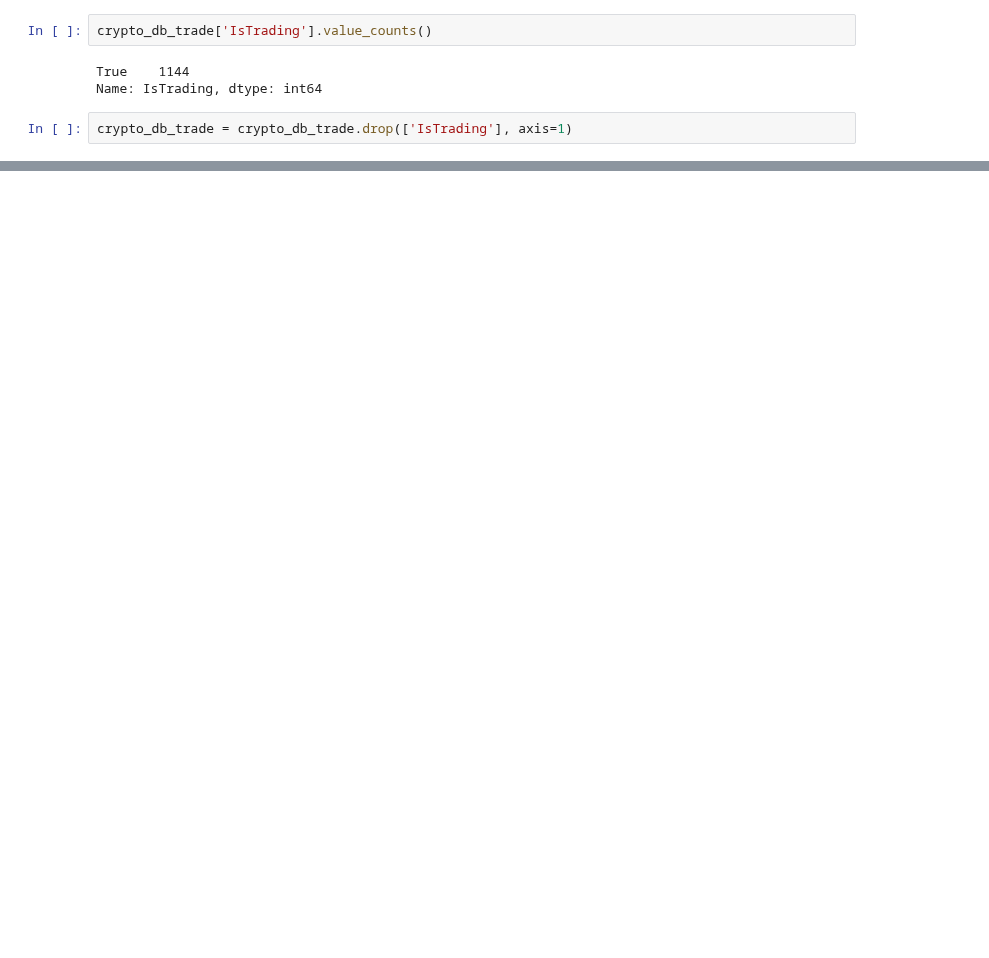
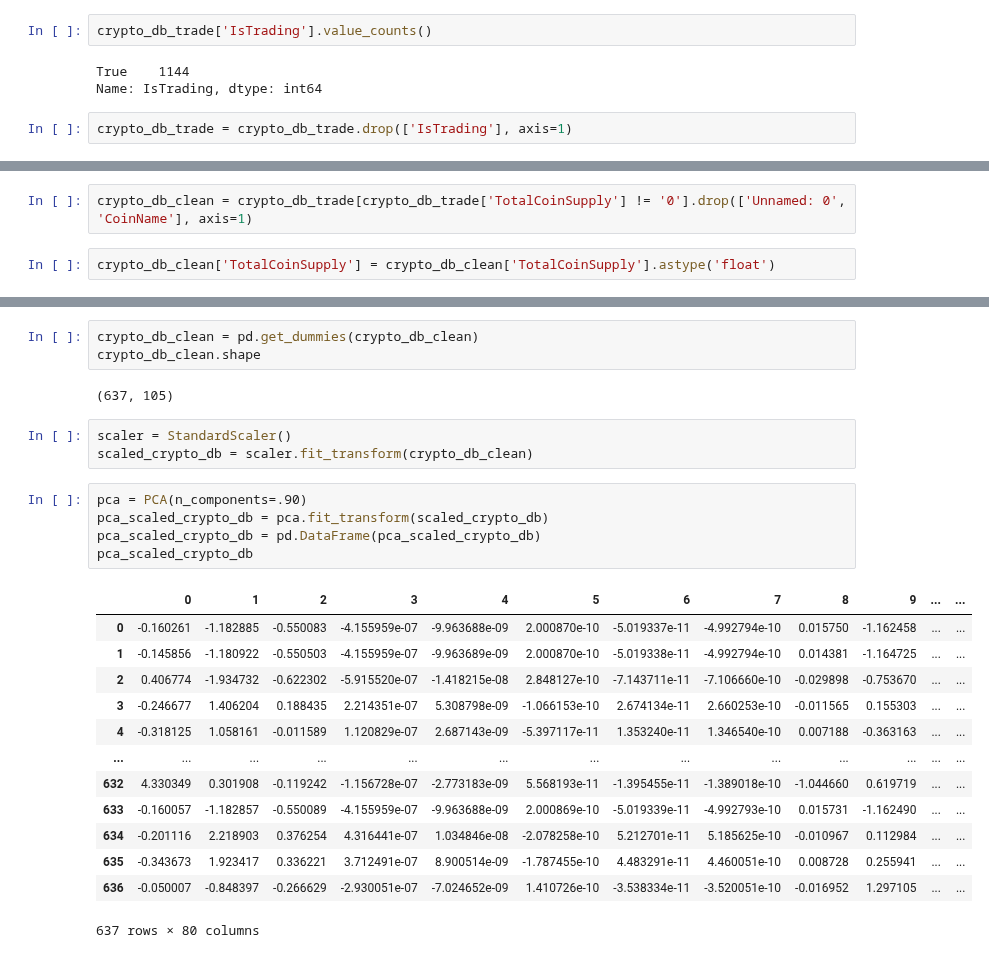
Before and after one commit to pkorat/usl-challenge, a Jupyter notebook: crypto.ipynb, the cells around one changed output, grey strips where cells are left out. Drawn from its saved outputs; the diff is of its cells as text; blank space fills up the shorter version.

```diff
--- a/crypto.ipynb
+++ b/crypto.ipynb
@@ -54,0 +37,4 @@ crypto_db_trade
+# %%
+crypto_db_clean = crypto_db_trade[crypto_db_trade['TotalCoinSupply'] != '0'].drop(['Unnamed: 0', 'CoinName'], axis=1)
+# %%
+crypto_db_clean['TotalCoinSupply'] = crypto_db_clean['TotalCoinSupply'].astype('float')
@@ -54,0 +84,27 @@ crypto_db_trade
+# %%
+crypto_db_clean = pd.get_dummies(crypto_db_clean)
+crypto_db_clean.shape
+# %% [output]
+(637, 105)
+# %%
+scaler = StandardScaler()
+scaled_crypto_db = scaler.fit_transform(crypto_db_clean)
+# %%
+pca = PCA(n_components=.90)
+pca_scaled_crypto_db = pca.fit_transform(scaled_crypto_db)
+pca_scaled_crypto_db = pd.DataFrame(pca_scaled_crypto_db)
+pca_scaled_crypto_db
+# %% [output]
+|  | 0 | 1 | 2 | 3 | 4 | 5 | 6 | 7 | 8 | 9 | ... | ... |
+| 0 | -0.160261 | -1.182885 | -0.550083 | -4.155959e-07 | -9.963688e-09 | 2.000870e-10 | -5.019337e-11 | -4.992794e-10 | 0.015750 | -1.162458 | ... | ... |
+| 1 | -0.145856 | -1.180922 | -0.550503 | -4.155959e-07 | -9.963689e-09 | 2.000870e-10 | -5.019338e-11 | -4.992794e-10 | 0.014381 | -1.164725 | ... | ... |
+| 2 | 0.406774 | -1.934732 | -0.622302 | -5.915520e-07 | -1.418215e-08 | 2.848127e-10 | -7.143711e-11 | -7.106660e-10 | -0.029898 | -0.753670 | ... | ... |
+| 3 | -0.246677 | 1.406204 | 0.188435 | 2.214351e-07 | 5.308798e-09 | -1.066153e-10 | 2.674134e-11 | 2.660253e-10 | -0.011565 | 0.155303 | ... | ... |
+| 4 | -0.318125 | 1.058161 | -0.011589 | 1.120829e-07 | 2.687143e-09 | -5.397117e-11 | 1.353240e-11 | 1.346540e-10 | 0.007188 | -0.363163 | ... | ... |
+| ... | ... | ... | ... | ... | ... | ... | ... | ... | ... | ... | ... | ... |
+| 632 | 4.330349 | 0.301908 | -0.119242 | -1.156728e-07 | -2.773183e-09 | 5.568193e-11 | -1.395455e-11 | -1.389018e-10 | -1.044660 | 0.619719 | ... | ... |
+| 633 | -0.160057 | -1.182857 | -0.550089 | -4.155959e-07 | -9.963688e-09 | 2.000869e-10 | -5.019339e-11 | -4.992793e-10 | 0.015731 | -1.162490 | ... | ... |
+| 634 | -0.201116 | 2.218903 | 0.376254 | 4.316441e-07 | 1.034846e-08 | -2.078258e-10 | 5.212701e-11 | 5.185625e-10 | -0.010967 | 0.112984 | ... | ... |
+| 635 | -0.343673 | 1.923417 | 0.336221 | 3.712491e-07 | 8.900514e-09 | -1.787455e-10 | 4.483291e-11 | 4.460051e-10 | 0.008728 | 0.255941 | ... | ... |
+| 636 | -0.050007 | -0.848397 | -0.266629 | -2.930051e-07 | -7.024652e-09 | 1.410726e-10 | -3.538334e-11 | -3.520051e-10 | -0.016952 | 1.297105 | ... | ... |
+637 rows × 80 columns
```
Also changed, not shown: parts of 12 cells of this notebook.
